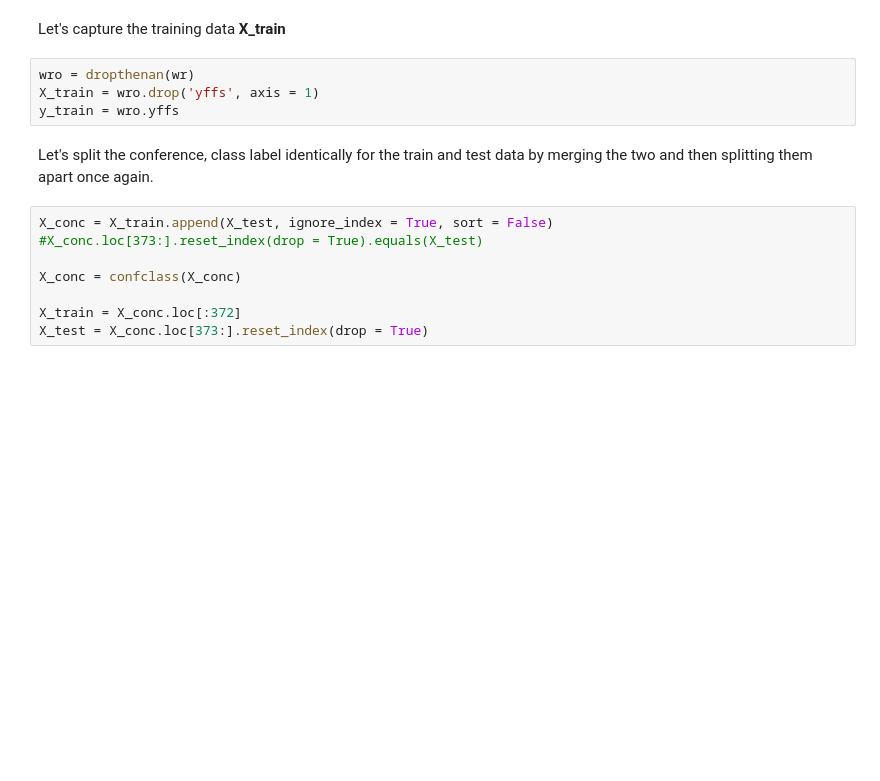
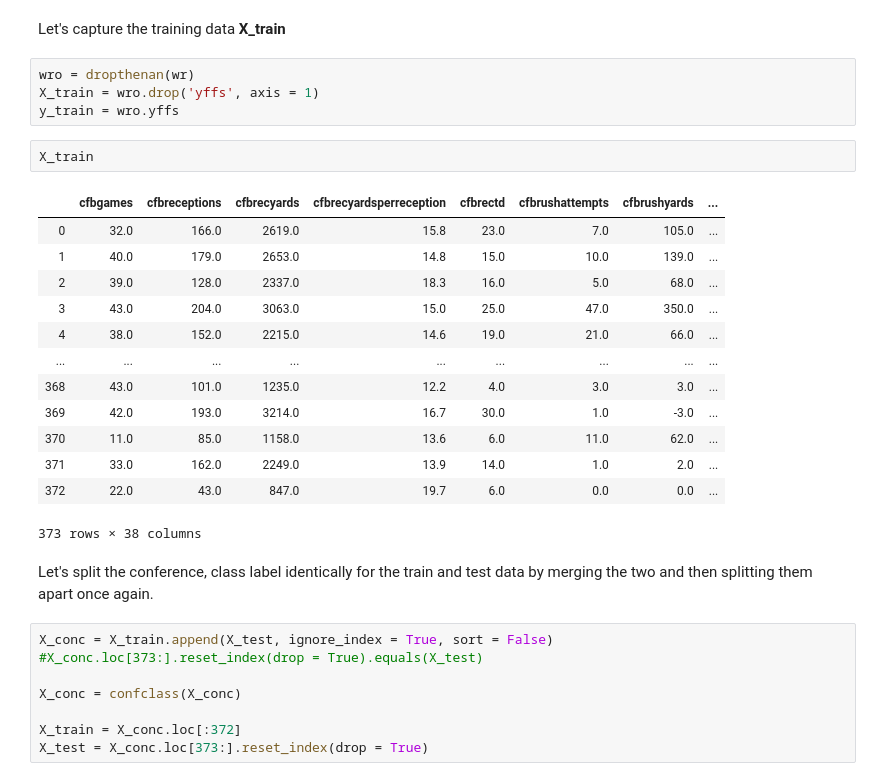
Before and after one commit to adriensaremi/Springboard, a Jupyter notebook: Capstone_1/Machine_Learning_Model_2.ipynb, the cells around one changed output. Drawn from its saved outputs; the diff is of its cells as text; blank space fills up the shorter version.

```diff
--- a/Capstone_1/Machine_Learning_Model_2.ipynb
+++ b/Capstone_1/Machine_Learning_Model_2.ipynb
@@ -232,6 +239,22 @@ Let's capture the training data **X_train**
 wro = dropthenan(wr)
 X_train = wro.drop('yffs', axis = 1)
 y_train = wro.yffs
+# %%
+X_train
+# %% [output]
+|  | cfbgames | cfbreceptions | cfbrecyards | cfbrecyardsperreception | cfbrectd | cfbrushattempts | cfbrushyards | ... |
+| 0 | 32.0 | 166.0 | 2619.0 | 15.8 | 23.0 | 7.0 | 105.0 | ... |
+| 1 | 40.0 | 179.0 | 2653.0 | 14.8 | 15.0 | 10.0 | 139.0 | ... |
+| 2 | 39.0 | 128.0 | 2337.0 | 18.3 | 16.0 | 5.0 | 68.0 | ... |
+| 3 | 43.0 | 204.0 | 3063.0 | 15.0 | 25.0 | 47.0 | 350.0 | ... |
+| 4 | 38.0 | 152.0 | 2215.0 | 14.6 | 19.0 | 21.0 | 66.0 | ... |
+| ... | ... | ... | ... | ... | ... | ... | ... | ... |
+| 368 | 43.0 | 101.0 | 1235.0 | 12.2 | 4.0 | 3.0 | 3.0 | ... |
+| 369 | 42.0 | 193.0 | 3214.0 | 16.7 | 30.0 | 1.0 | -3.0 | ... |
+| 370 | 11.0 | 85.0 | 1158.0 | 13.6 | 6.0 | 11.0 | 62.0 | ... |
+| 371 | 33.0 | 162.0 | 2249.0 | 13.9 | 14.0 | 1.0 | 2.0 | ... |
+| 372 | 22.0 | 43.0 | 847.0 | 19.7 | 6.0 | 0.0 | 0.0 | ... |
+373 rows × 38 columns
 # %% [markdown]
 Let's split the conference, class label identically for the train and test data by merging the two and then splitting them apart once again.
 # %%
```
Also changed, not shown: parts of 3 cells of this notebook, 2 other files.
